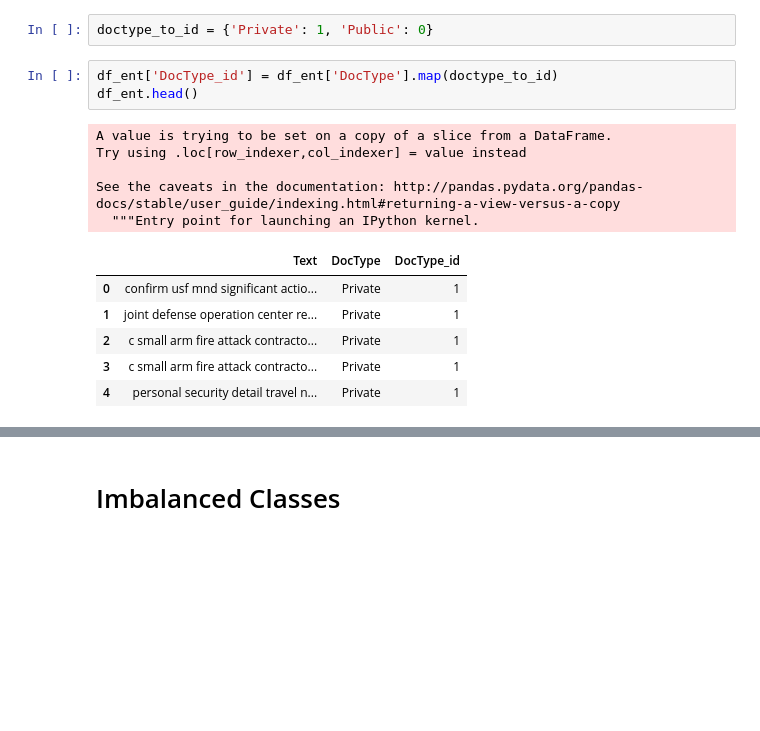
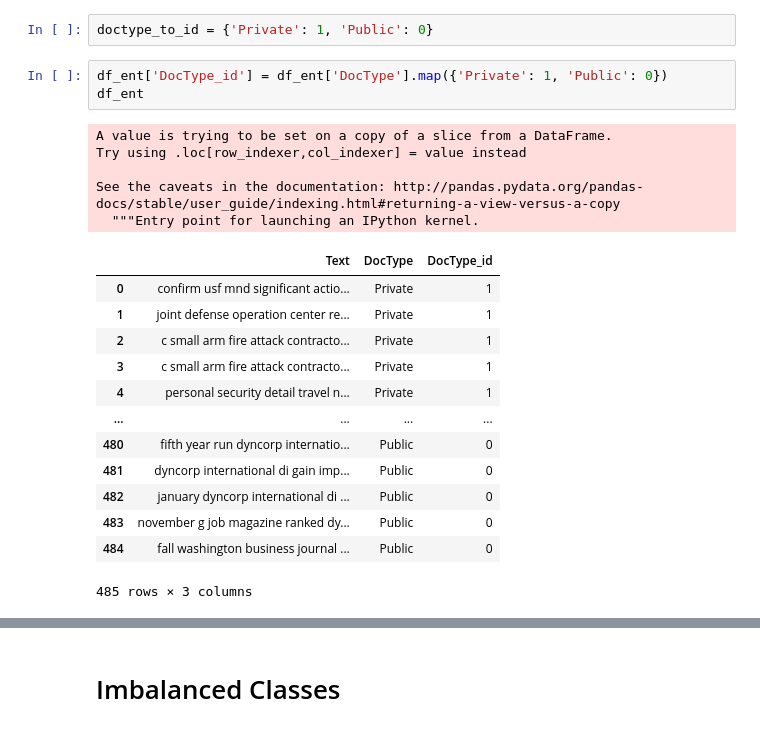
Before and after one commit to rayshu/Data-Classification, a Jupyter notebook: Classifiers_NB_RF_SVM_LR.ipynb, the cells around one changed output, grey strips where cells are left out. Saved outputs shown, nothing was run; the diff lists cells and outputs as text; blank space fills up the shorter version.

```diff
--- a/Classifiers_NB_RF_SVM_LR.ipynb
+++ b/Classifiers_NB_RF_SVM_LR.ipynb
@@ -22,19 +16,26 @@ df_nent = df.loc[df["DocType"]=="NE",:]
 # %%
 doctype_to_id = {'Private': 1, 'Public': 0}
 # %%
-df_ent['DocType_id'] = df_ent['DocType'].map(doctype_to_id)
-df_ent.head()
+df_ent['DocType_id'] = df_ent['DocType'].map({'Private': 1, 'Public': 0})
+df_ent
 # %% [output]
 A value is trying to be set on a copy of a slice from a DataFrame.
 Try using .loc[row_indexer,col_indexer] = value instead
 
 See the caveats in the documentation: http://pandas.pydata.org/pandas-docs/stable/user_guide/indexing.html#returning-a-view-versus-a-copy
   """Entry point for launching an IPython kernel.
 |  | Text | DocType | DocType_id |
 | 0 | confirm usf mnd significant actio... | Private | 1 |
 | 1 | joint defense operation center re... | Private | 1 |
 | 2 | c small arm fire attack contracto... | Private | 1 |
 | 3 | c small arm fire attack contracto... | Private | 1 |
 | 4 | personal security detail travel n... | Private | 1 |
+| ... | ... | ... | ... |
+| 480 | fifth year run dyncorp internatio... | Public | 0 |
+| 481 | dyncorp international di gain imp... | Public | 0 |
+| 482 | january dyncorp international di ... | Public | 0 |
+| 483 | november g job magazine ranked dy... | Public | 0 |
+| 484 | fall washington business journal ... | Public | 0 |
+485 rows × 3 columns
 # %%
 df_nent['DocType_id'] = df_nent['DocType'].map({'NE' : 0})
```
Also changed, not shown: parts of 18 cells of this notebook.
